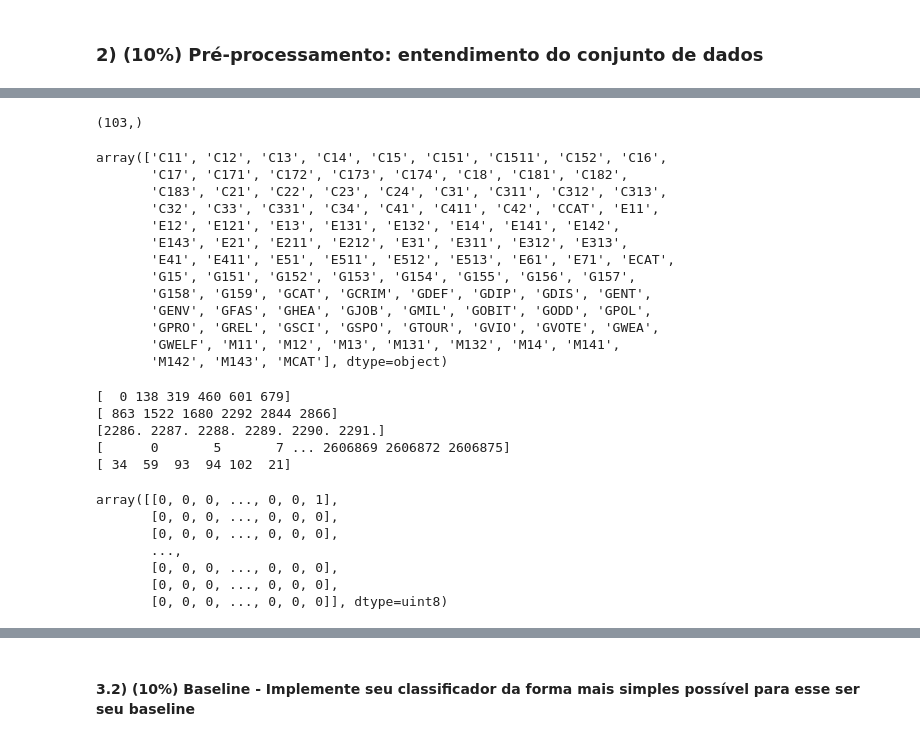
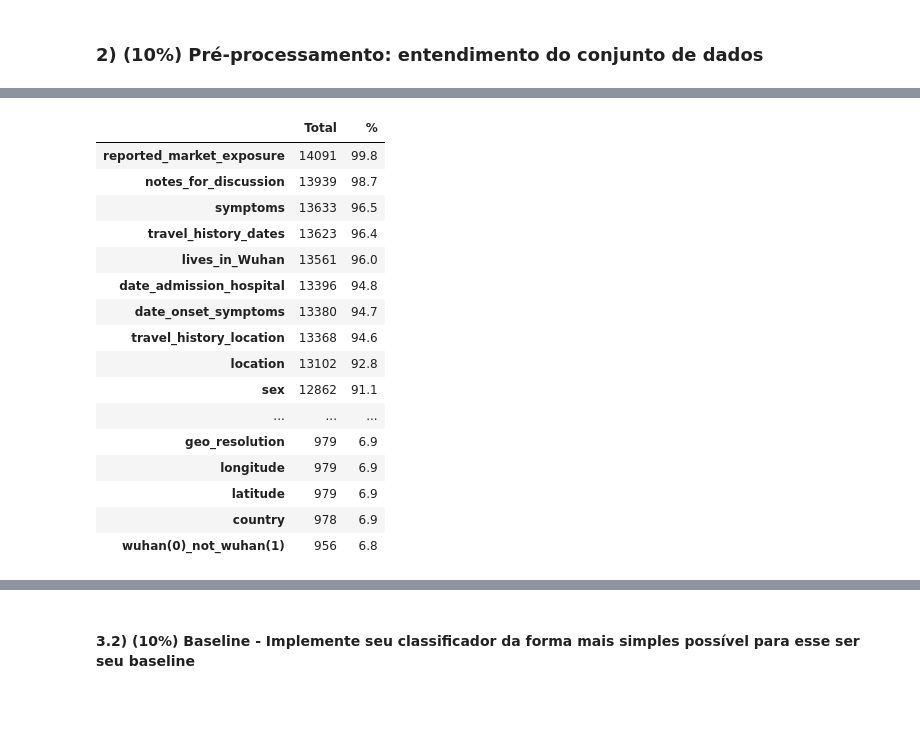
Before and after one commit to maxlataci/ia-cd, a Jupyter notebook: classificador_projeto_2/aed_projeto2.ipynb, the cells around one changed output, grey strips where cells are left out. Cells and saved outputs as stored; diff of their text form; code cells hidden in the pictures; blank space fills up the shorter version.

```diff
--- a/classificador_projeto_2/aed_projeto2.ipynb
+++ b/classificador_projeto_2/aed_projeto2.ipynb
@@ -36,48 +91,14 @@ data.shape
 # Quais são minhas classes?
 # São 103 classes, que representam os tópicos aos quais os textos podem estar relacionados.
 # Elas são divididas em 4 grandes categorias: Corporate (CCAT), Economics (ECAT), Government (GCAT) e Markets (MCAT)
-# criar um dataset com as classes e o total de textos classificados em cada uma
-print(target_names.shape)
-target_names
+#target_names
-# %% [output]
-(103,)
-array(['C11', 'C12', 'C13', 'C14', 'C15', 'C151', 'C1511', 'C152', 'C16',
-       'C17', 'C171', 'C172', 'C173', 'C174', 'C18', 'C181', 'C182',
-       'C183', 'C21', 'C22', 'C23', 'C24', 'C31', 'C311', 'C312', 'C313',
-       'C32', 'C33', 'C331', 'C34', 'C41', 'C411', 'C42', 'CCAT', 'E11',
-       'E12', 'E121', 'E13', 'E131', 'E132', 'E14', 'E141', 'E142',
-       'E143', 'E21', 'E211', 'E212', 'E31', 'E311', 'E312', 'E313',
-       'E41', 'E411', 'E51', 'E511', 'E512', 'E513', 'E61', 'E71', 'ECAT',
-       'G15', 'G151', 'G152', 'G153', 'G154', 'G155', 'G156', 'G157',
-       'G158', 'G159', 'GCAT', 'GCRIM', 'GDEF', 'GDIP', 'GDIS', 'GENT',
-       'GENV', 'GFAS', 'GHEA', 'GJOB', 'GMIL', 'GOBIT', 'GODD', 'GPOL',
-       'GPRO', 'GREL', 'GSCI', 'GSPO', 'GTOUR', 'GVIO', 'GVOTE', 'GWEA',
-       'GWELF', 'M11', 'M12', 'M13', 'M131', 'M132', 'M14', 'M141',
-       'M142', 'M143', 'MCAT'], dtype=object)
 # %%
 # Como estão distribuidas minhas classes?
-# Cada texto está vinculado a pelo menos um tópico, e até a 17 tópicos. Existem 5 ocorrências da classe 'GMIL', variando até 381.327 para a classe 'CCAT'
-# CCAT é a mais frequente. Plotar as 4, e detalhar cada uma
+# Cada texto está vinculado a pelo menos um tópico, e até a 17 tópicos. Existem 5 ocorrências da classe 'GMIL', variando até 381.327 para a classe 'CCAT' (CCAT é a mais frequente).
 
-print(data.indptr[:6])
-print(data.indices[:6])
-print(sample_id[:6])
-
-print(target.indptr)
-print(target.indices[:6])
-target.toarray()
+#r = np.zeros(103, dtype=int)
+#for i in range(target.shape[0]): # trocar para target.shape[0] para rodar com todos
+#    r = r + target[i].toarray()
+#pd.DataFrame(r[0], index=target_names).loc[['CCAT', 'ECAT', 'GCAT', 'MCAT']].plot.bar()
-# %% [output]
-[  0 138 319 460 601 679]
-[ 863 1522 1680 2292 2844 2866]
-[2286. 2287. 2288. 2289. 2290. 2291.]
-[      0       5       7 ... 2606869 2606872 2606875]
-[ 34  59  93  94 102  21]
-array([[0, 0, 0, ..., 0, 0, 1],
-       [0, 0, 0, ..., 0, 0, 0],
-       [0, 0, 0, ..., 0, 0, 0],
-       ...,
-       [0, 0, 0, ..., 0, 0, 0],
-       [0, 0, 0, ..., 0, 0, 0],
-       [0, 0, 0, ..., 0, 0, 0]], dtype=uint8)
 # %%
 # Checagem se os valores estão dentro de um limite permitido ou razoável.
@@ -87,0 +107,30 @@ array([[0, 0, 0, ..., 0, 0, 1],
+# %%
+# Tratamento de valores ausentes por eliminação ou substituição.
+
+# Presume-se que não existem, pois trata-se de matriz esparsa, que por definição armazena somente valores existentes. Os dados foram pré processados.
+
+# COVID
+# Nulos
+total = data_covid.isnull().sum().sort_values(ascending=False)
+percent_1 = data_covid.isnull().sum()/data_covid.isnull().count()*100
+percent_2 = (round(percent_1, 1)).sort_values(ascending=False)
+missing_data_covid = pd.concat([total, percent_2], axis=1, keys=['Total', '%']).sort_values(['Total'], ascending=False)
+missing_data_covid
+# %% [output]
+|  | Total | % |
+| reported_market_exposure | 14091 | 99.8 |
+| notes_for_discussion | 13939 | 98.7 |
+| symptoms | 13633 | 96.5 |
+| travel_history_dates | 13623 | 96.4 |
+| lives_in_Wuhan | 13561 | 96.0 |
+| date_admission_hospital | 13396 | 94.8 |
+| date_onset_symptoms | 13380 | 94.7 |
+| travel_history_location | 13368 | 94.6 |
+| location | 13102 | 92.8 |
+| sex | 12862 | 91.1 |
+| ... | ... | ... |
+| geo_resolution | 979 | 6.9 |
+| longitude | 979 | 6.9 |
+| latitude | 979 | 6.9 |
+| country | 978 | 6.9 |
+| wuhan(0)_not_wuhan(1) | 956 | 6.8 |
```
Also changed, not shown: parts of 37 cells of this notebook, 6 other files.
